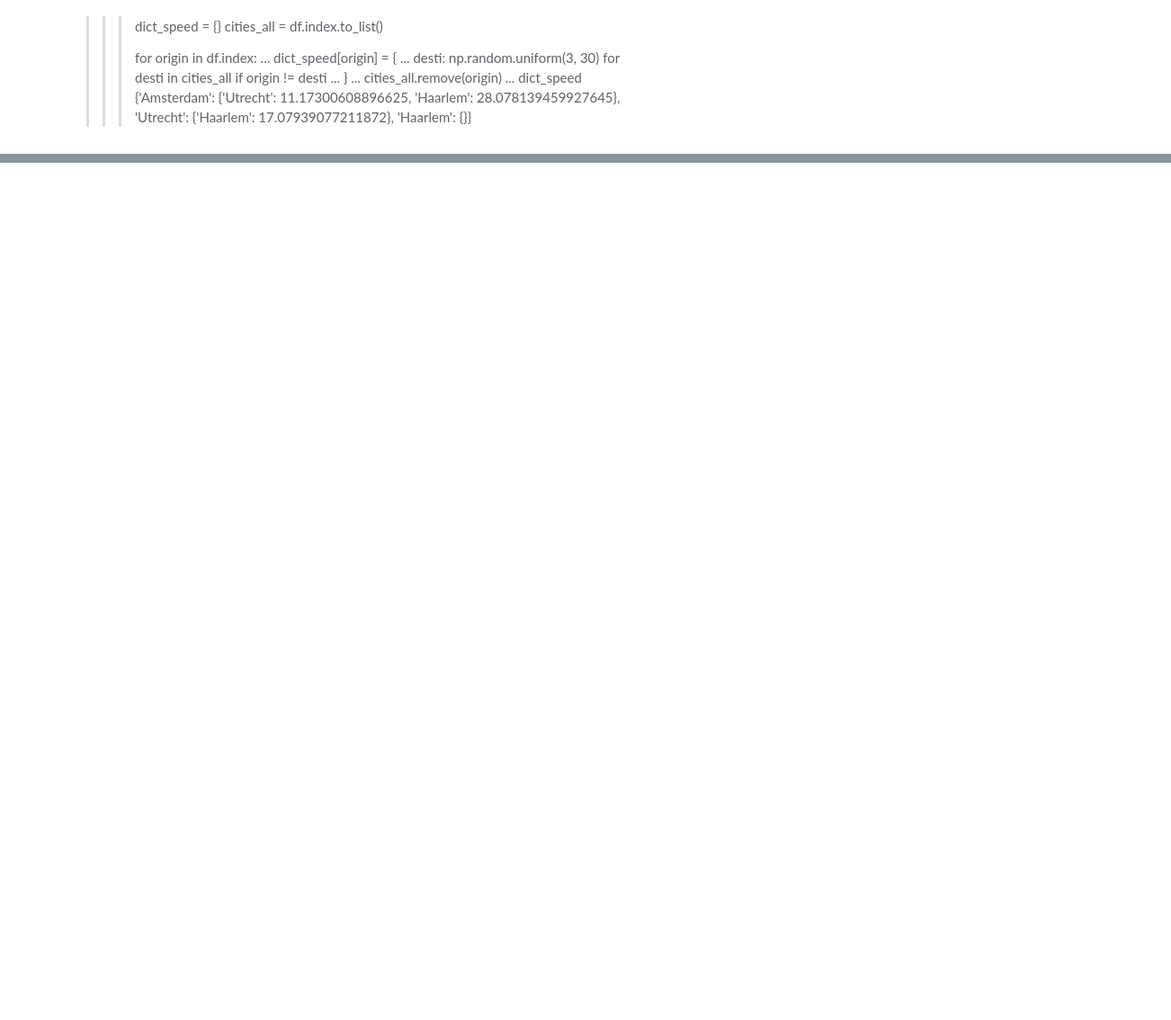
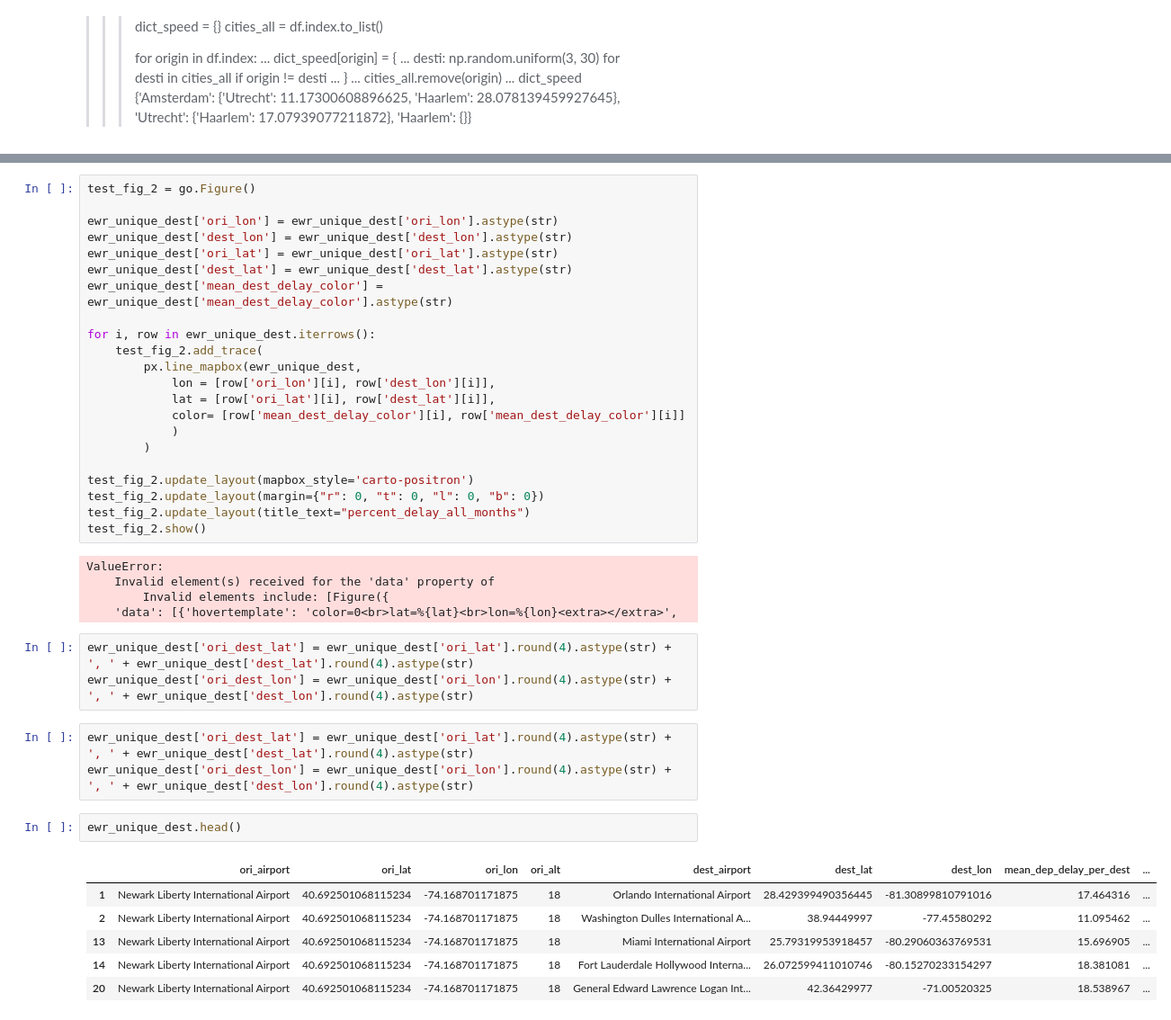
Before and after one commit to axbraae/final_project, a Jupyter notebook: analysis/Geospatial_analysis.ipynb, the cells around one changed output, grey strips where cells are left out. Shown at 90% size. Drawn from its saved outputs; the diff is of its cells as text; blank space fills up the shorter version.

```diff
--- a/analysis/Geospatial_analysis.ipynb
+++ b/analysis/Geospatial_analysis.ipynb
@@ -344,0 +452,42 @@ us_map
+# %%
+test_fig_2 = go.Figure()
+
+ewr_unique_dest['ori_lon'] = ewr_unique_dest['ori_lon'].astype(str)
+ewr_unique_dest['dest_lon'] = ewr_unique_dest['dest_lon'].astype(str)
+ewr_unique_dest['ori_lat'] = ewr_unique_dest['ori_lat'].astype(str)
+ewr_unique_dest['dest_lat'] = ewr_unique_dest['dest_lat'].astype(str)
+ewr_unique_dest['mean_dest_delay_color'] = ewr_unique_dest['mean_dest_delay_color'].astype(str)
+
+for i, row in ewr_unique_dest.iterrows():
+    test_fig_2.add_trace(
+        px.line_mapbox(ewr_unique_dest,
+            lon = [row['ori_lon'][i], row['dest_lon'][i]],
+            lat = [row['ori_lat'][i], row['dest_lat'][i]],
+            color= [row['mean_dest_delay_color'][i], row['mean_dest_delay_color'][i]]
+            )
+        )
+
+test_fig_2.update_layout(mapbox_style='carto-positron')
+test_fig_2.update_layout(margin={"r": 0, "t": 0, "l": 0, "b": 0})
+test_fig_2.update_layout(title_text="percent_delay_all_months")
+test_fig_2.show()
+# %% [output]
+ValueError:
+    Invalid element(s) received for the 'data' property of
+        Invalid elements include: [Figure({
+    'data': [{'hovertemplate': 'color=0<br>lat=%{lat}<br>lon=%{lon}<extra></extra>',
+# %%
+ewr_unique_dest['ori_dest_lat'] = ewr_unique_dest['ori_lat'].round(4).astype(str) + ', ' + ewr_unique_dest['dest_lat'].round(4).astype(str)
+ewr_unique_dest['ori_dest_lon'] = ewr_unique_dest['ori_lon'].round(4).astype(str) + ', ' + ewr_unique_dest['dest_lon'].round(4).astype(str)
+# %%
+ewr_unique_dest['ori_dest_lat'] = ewr_unique_dest['ori_lat'].round(4).astype(str) + ', ' + ewr_unique_dest['dest_lat'].round(4).astype(str)
+ewr_unique_dest['ori_dest_lon'] = ewr_unique_dest['ori_lon'].round(4).astype(str) + ', ' + ewr_unique_dest['dest_lon'].round(4).astype(str)
+# %%
+ewr_unique_dest.head()
+# %% [output]
+|  | ori_airport | ori_lat | ori_lon | ori_alt | dest_airport | dest_lat | dest_lon | mean_dep_delay_per_dest | ... |
+| 1 | Newark Liberty International Airport | 40.692501068115234 | -74.168701171875 | 18 | Orlando International Airport | 28.429399490356445 | -81.30899810791016 | 17.464316 | ... |
+| 2 | Newark Liberty International Airport | 40.692501068115234 | -74.168701171875 | 18 | Washington Dulles International A... | 38.94449997 | -77.45580292 | 11.095462 | ... |
+| 13 | Newark Liberty International Airport | 40.692501068115234 | -74.168701171875 | 18 | Miami International Airport | 25.79319953918457 | -80.29060363769531 | 15.696905 | ... |
+| 14 | Newark Liberty International Airport | 40.692501068115234 | -74.168701171875 | 18 | Fort Lauderdale Hollywood Interna... | 26.072599411010746 | -80.15270233154297 | 18.381081 | ... |
+| 20 | Newark Liberty International Airport | 40.692501068115234 | -74.168701171875 | 18 | General Edward Lawrence Logan Int... | 42.36429977 | -71.00520325 | 18.538967 | ... |
```
Also changed, not shown: parts of 9 cells of this notebook.
